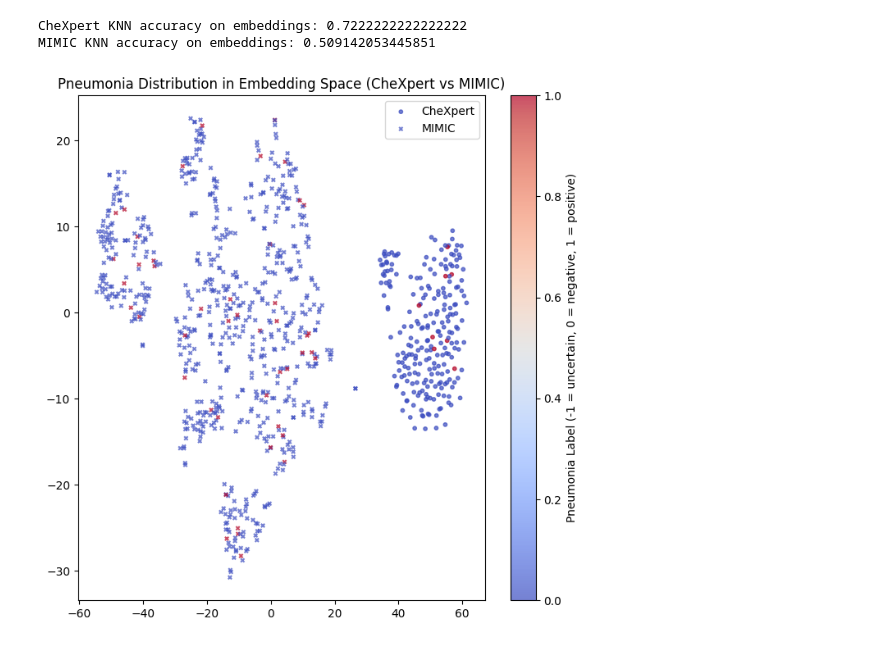
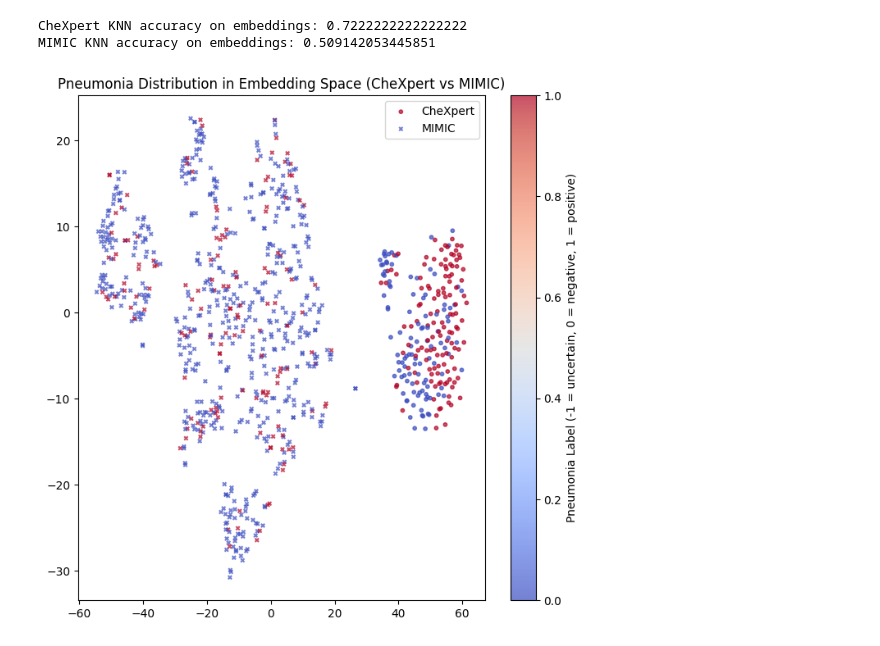
Before and after one commit to ccorbett0116/Fall2025ResearchProject, a Jupyter notebook: Research_Project.ipynb, the cells around one changed output. Drawn from its saved outputs; the diff is of its cells as text; code cells hidden in the pictures.

```diff
--- a/Research_Project.ipynb
+++ b/Research_Project.ipynb
@@ -739,8 +740,8 @@ import matplotlib.pyplot as plt
 import numpy as np
 
 # ---- 1. Extract Pneumonia labels for both datasets ----
-labels_chex = df_valid_chexpert["Pneumonia"].fill_null(-1).to_numpy()
-labels_mimic = df_valid_mimic["Pneumonia"].fill_null(-1).to_numpy()
+labels_chex = df_valid_chexpert["Lung Opacity"].fill_null(-1).to_numpy()
+labels_mimic = df_valid_mimic["Lung Opacity"].fill_null(-1).to_numpy()
 
 emb_chex_np = emb_chexpert.cpu().numpy()
 emb_mimic_np = emb_mimic.cpu().numpy()
@@ -759,31 +760,31 @@ emb_2d = tsne.fit_transform(emb_combined)
 chex_points = emb_2d[:len(emb_chex_np)]
 mimic_points = emb_2d[len(emb_chex_np):]
 
 # ---- 4. Plot (side-by-side comparison on SAME 2D space) ----
 plt.figure(figsize=(8,8))
 
 plt.scatter(
     chex_points[:,0], chex_points[:,1],
     c=labels_chex,
     cmap="coolwarm",
     s=10,
     alpha=0.7,
     label="CheXpert"
 )
 
 plt.scatter(
     mimic_points[:,0], mimic_points[:,1],
     c=labels_mimic,
     cmap="coolwarm",
     s=10,
     alpha=0.7,
     marker='x',
     label="MIMIC"
 )
 
 plt.title("Pneumonia Distribution in Embedding Space (CheXpert vs MIMIC)")
 plt.colorbar(label="Pneumonia Label (-1 = uncertain, 0 = negative, 1 = positive)")
 plt.legend()
 plt.show()
 # %% [output]
-[figure, old version]
+[figure, new version]
```
Also changed, not shown: parts of 13 cells of this notebook.
